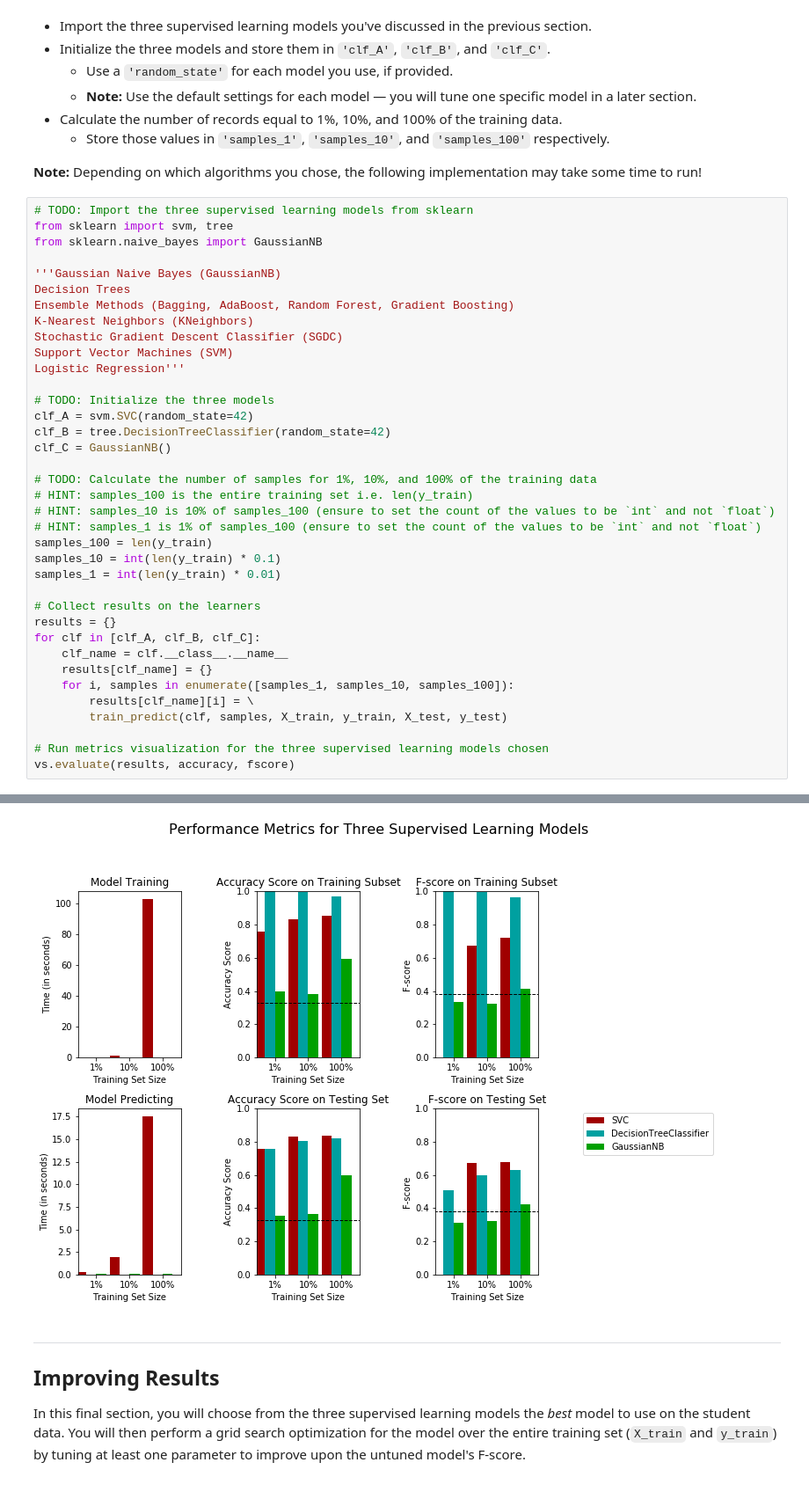
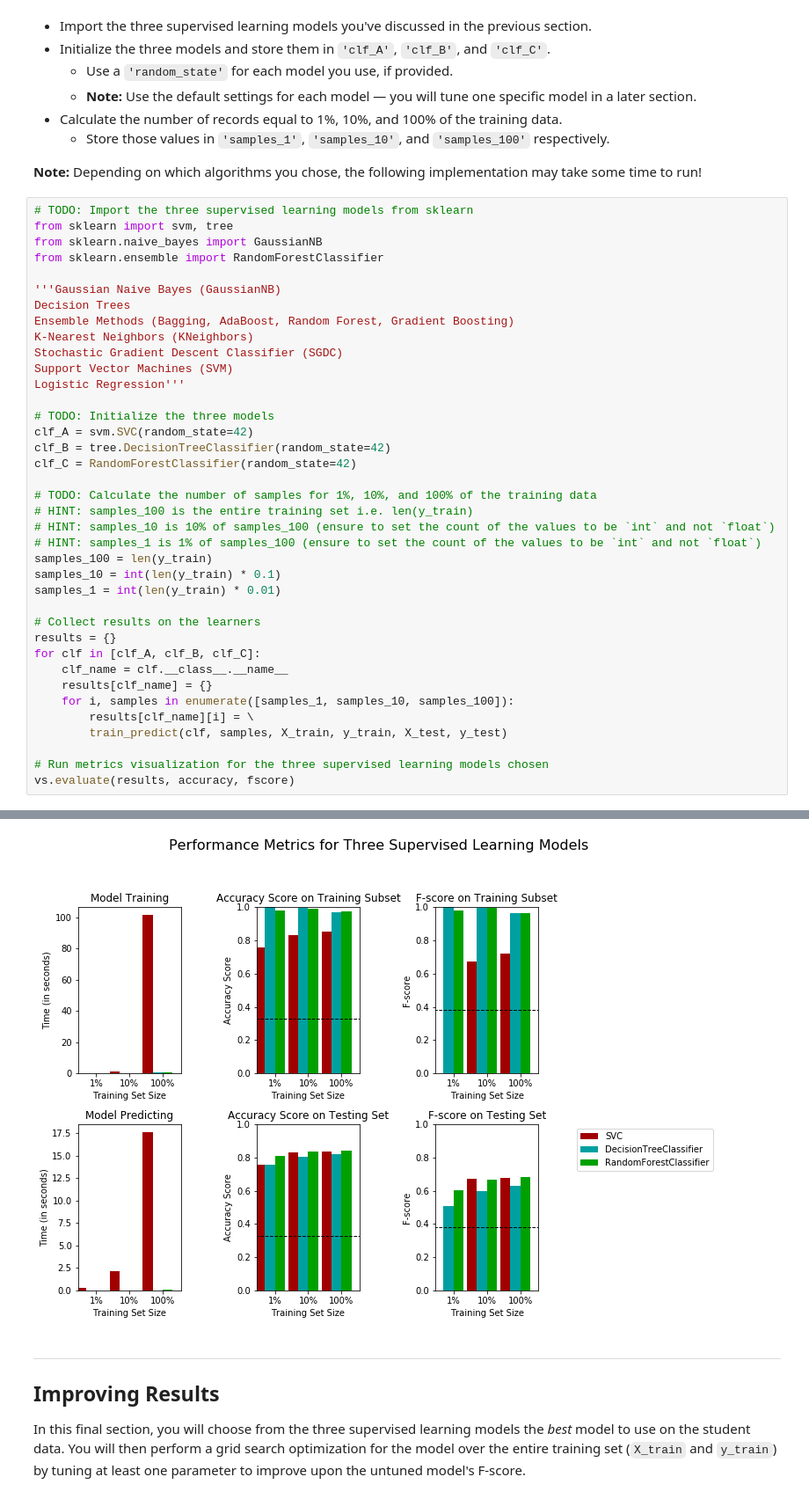
Before and after one commit to alexandrebvd/finding-donors, a Jupyter notebook: finding_donors.ipynb, the cells around one changed output, grey strips where cells are left out. Shown: that part at 88% size. Cells and saved outputs as stored; diff of their text form.

```diff
--- a/finding_donors.ipynb
+++ b/finding_donors.ipynb
@@ -474,6 +476,7 @@ In the code cell, you will need to implement the following:
 # TODO: Import the three supervised learning models from sklearn
 from sklearn import svm, tree
 from sklearn.naive_bayes import GaussianNB
+from sklearn.ensemble import RandomForestClassifier
 
 '''Gaussian Naive Bayes (GaussianNB)
 Decision Trees
@@ -486,7 +489,7 @@ Logistic Regression'''
 # TODO: Initialize the three models
 clf_A = svm.SVC(random_state=42)
 clf_B = tree.DecisionTreeClassifier(random_state=42)
-clf_C = GaussianNB()
+clf_C = RandomForestClassifier(random_state=42)
 
 # TODO: Calculate the number of samples for 1%, 10%, and 100% of the training data
 # HINT: samples_100 is the entire training set i.e. len(y_train)
@@ -520,4 +523,4 @@ GaussianNB trained on 36177 samples.
-[figure, old version]
+[figure, new version]
 # %% [markdown]
 ----
 ## Improving Results
```
Also changed, not shown: parts of 6 cells of this notebook, 3 other files.
